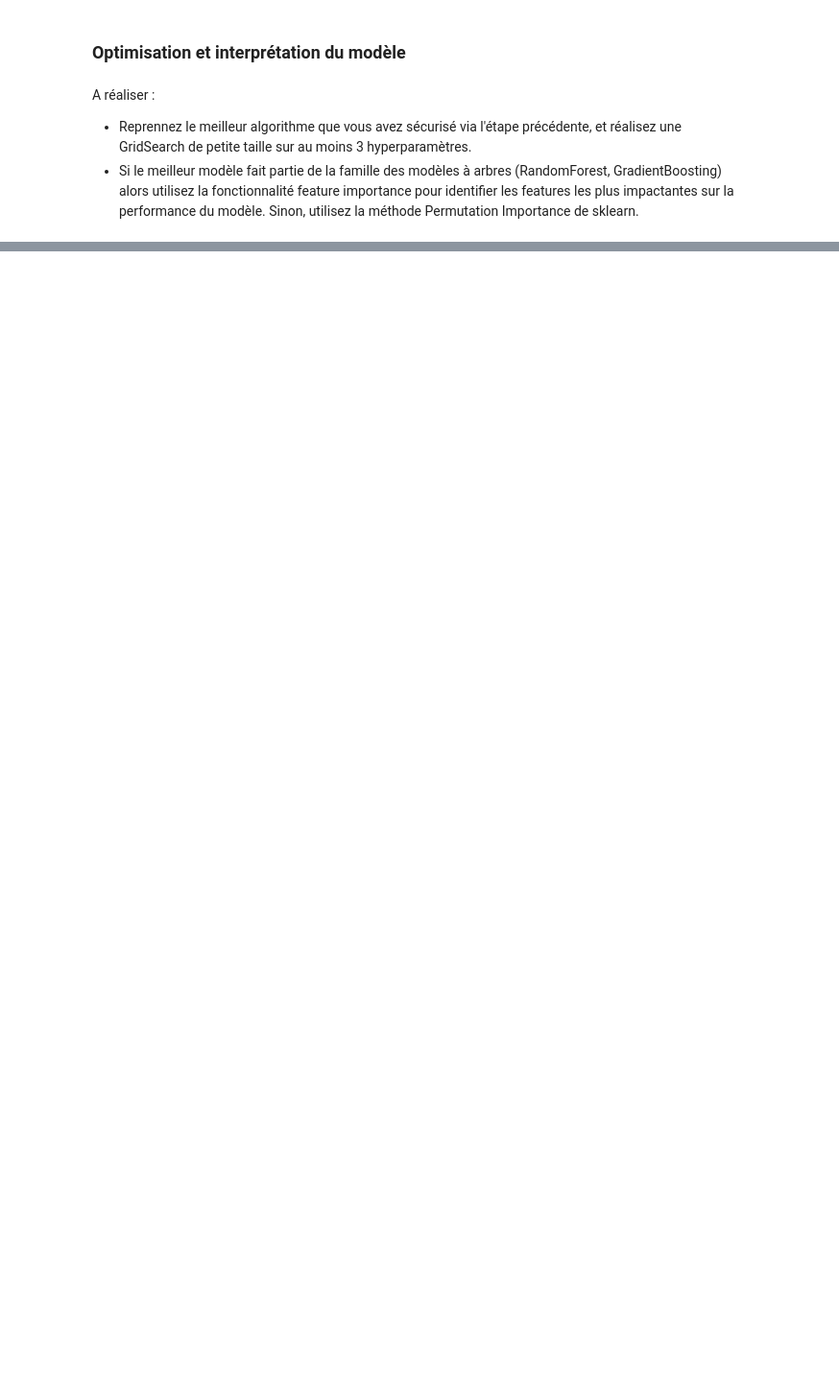
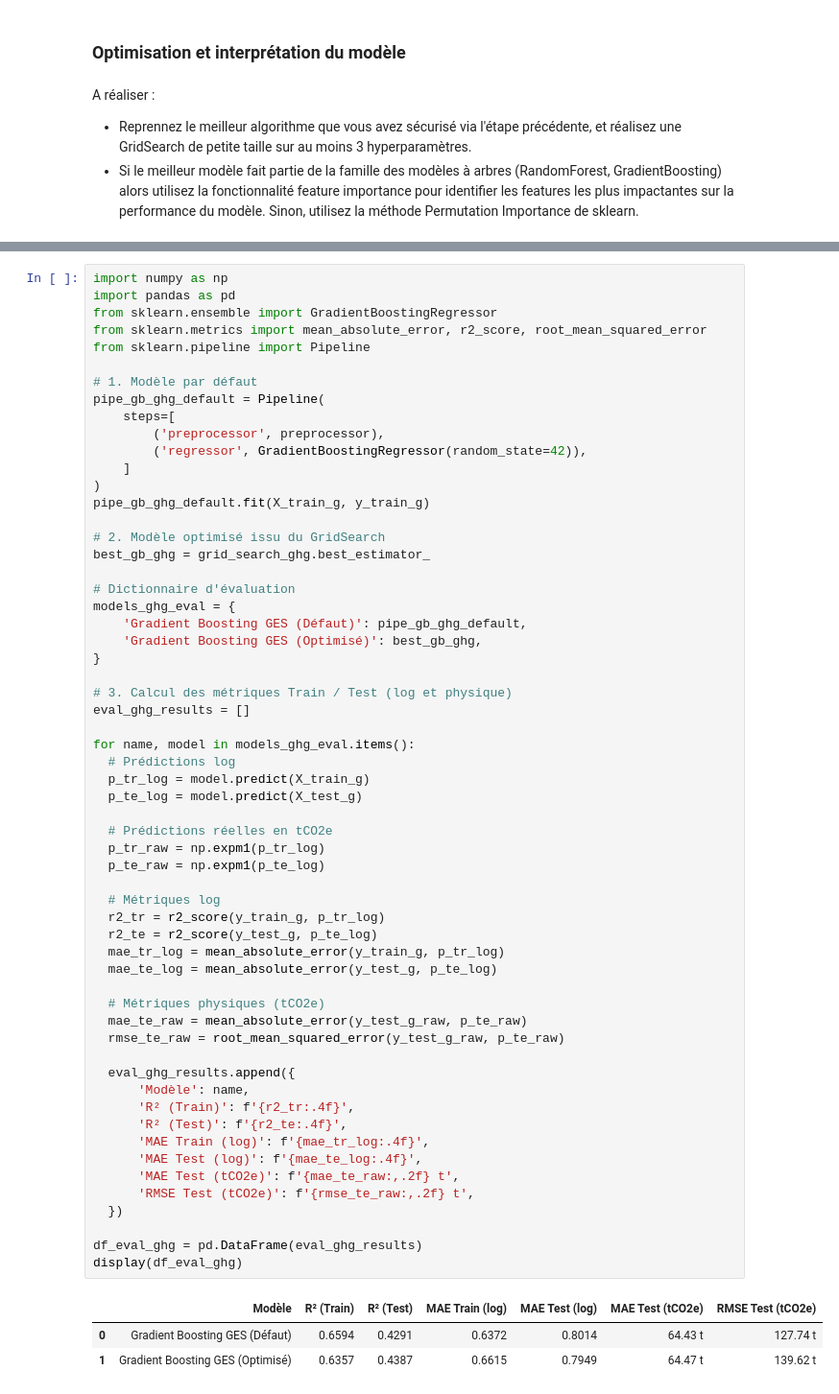
Before and after one commit to mahmoudaminfr-dotcom/seattle-building-energy-prediction, a Jupyter notebook: data/template_modelistation_supervisee.ipynb, the cells around one changed output, grey strips where cells are left out. Shown at 96% size. Cells and saved outputs as stored; diff of their text form; blank space fills up the shorter version.

```diff
--- a/data/template_modelistation_supervisee.ipynb
+++ b/data/template_modelistation_supervisee.ipynb
@@ -1039,0 +2033,63 @@ A réaliser :
+# %%
+import numpy as np
+import pandas as pd
+from sklearn.ensemble import GradientBoostingRegressor
+from sklearn.metrics import mean_absolute_error, r2_score, root_mean_squared_error
+from sklearn.pipeline import Pipeline
+
+# 1. Modèle par défaut
+pipe_gb_ghg_default = Pipeline(
+    steps=[
+        ('preprocessor', preprocessor),
+        ('regressor', GradientBoostingRegressor(random_state=42)),
+    ]
+)
+pipe_gb_ghg_default.fit(X_train_g, y_train_g)
+
+# 2. Modèle optimisé issu du GridSearch
+best_gb_ghg = grid_search_ghg.best_estimator_
+
+# Dictionnaire d'évaluation
+models_ghg_eval = {
+    'Gradient Boosting GES (Défaut)': pipe_gb_ghg_default,
+    'Gradient Boosting GES (Optimisé)': best_gb_ghg,
+}
+
+# 3. Calcul des métriques Train / Test (log et physique)
+eval_ghg_results = []
+
+for name, model in models_ghg_eval.items():
+  # Prédictions log
+  p_tr_log = model.predict(X_train_g)
+  p_te_log = model.predict(X_test_g)
+
+  # Prédictions réelles en tCO2e
+  p_tr_raw = np.expm1(p_tr_log)
+  p_te_raw = np.expm1(p_te_log)
+
+  # Métriques log
+  r2_tr = r2_score(y_train_g, p_tr_log)
+  r2_te = r2_score(y_test_g, p_te_log)
+  mae_tr_log = mean_absolute_error(y_train_g, p_tr_log)
+  mae_te_log = mean_absolute_error(y_test_g, p_te_log)
+
+  # Métriques physiques (tCO2e)
+  mae_te_raw = mean_absolute_error(y_test_g_raw, p_te_raw)
+  rmse_te_raw = root_mean_squared_error(y_test_g_raw, p_te_raw)
+
+  eval_ghg_results.append({
+      'Modèle': name,
+      'R² (Train)': f'{r2_tr:.4f}',
+      'R² (Test)': f'{r2_te:.4f}',
+      'MAE Train (log)': f'{mae_tr_log:.4f}',
+      'MAE Test (log)': f'{mae_te_log:.4f}',
+      'MAE Test (tCO2e)': f'{mae_te_raw:,.2f} t',
+      'RMSE Test (tCO2e)': f'{rmse_te_raw:,.2f} t',
+  })
+
+df_eval_ghg = pd.DataFrame(eval_ghg_results)
+display(df_eval_ghg)
+# %% [output]
+|  | Modèle | R² (Train) | R² (Test) | MAE Train (log) | MAE Test (log) | MAE Test (tCO2e) | RMSE Test (tCO2e) |
+| 0 | Gradient Boosting GES (Défaut) | 0.6594 | 0.4291 | 0.6372 | 0.8014 | 64.43 t | 127.74 t |
+| 1 | Gradient Boosting GES (Optimisé) | 0.6357 | 0.4387 | 0.6615 | 0.7949 | 64.47 t | 139.62 t |
```
Also changed, not shown: parts of 32 cells of this notebook.
